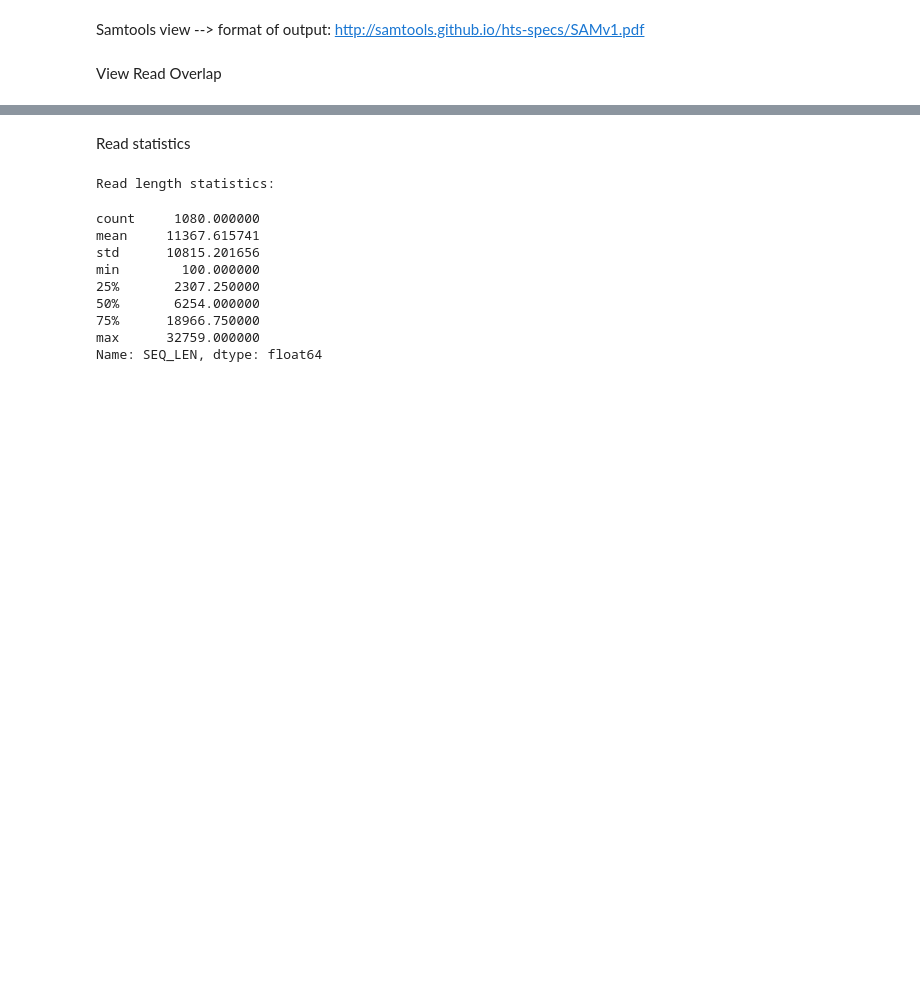
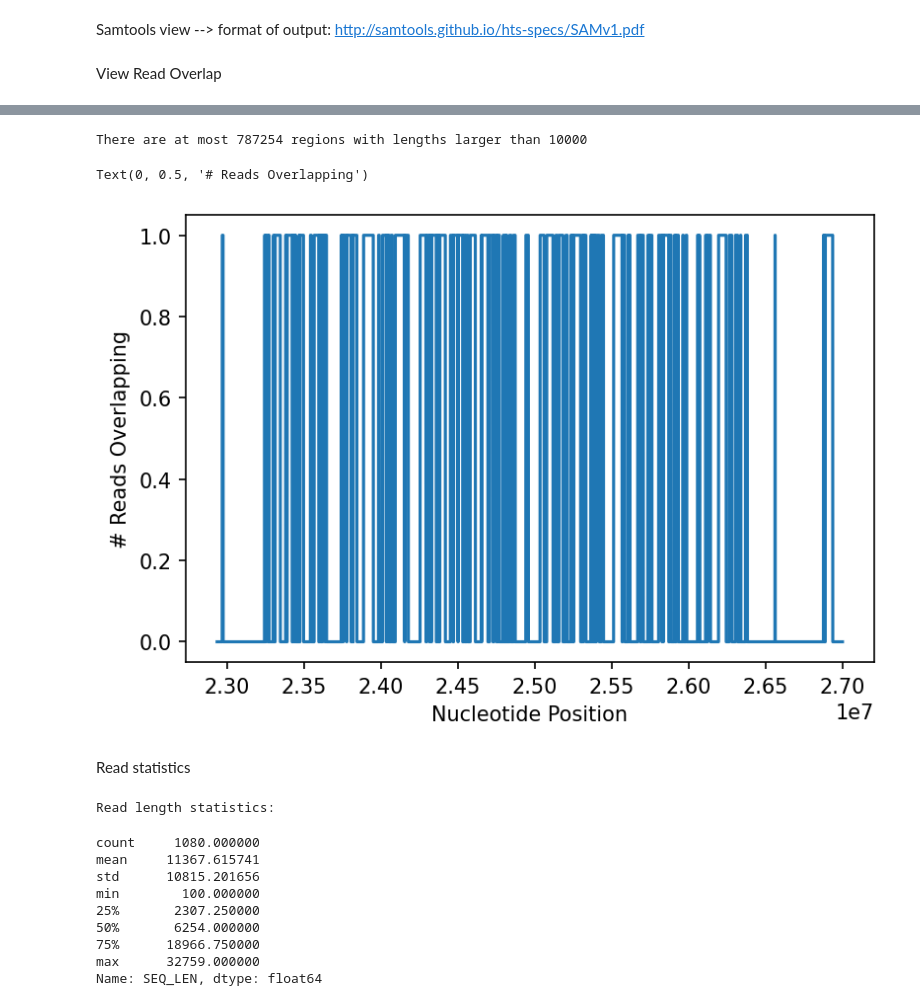
Before and after one commit to aretiandev/bioliquid-nanopore, a Jupyter notebook: read_overlap.ipynb, the cells around one changed output, grey strips where cells are left out. Cells and saved outputs as stored; diff of their text form; code cells hidden in the pictures; blank space fills up the shorter version.

Commit message:
Evaluate loop performance

```diff
--- a/read_overlap.ipynb
+++ b/read_overlap.ipynb
@@ -55,7 +48,11 @@ Selected chromosome from reference genome is 83257441 BP long
 Samtools view --> format of output: http://samtools.github.io/hts-specs/SAMv1.pdf
 # %%
 import pandas as pd
-nanopore_reads = pd.read_csv('../nanopore-data/bioliquid_chr17_pompe_reads.csv')
+nanopore_reads = pd.read_csv('../../data/processed/bioliquid_chr17_pompe_reads.csv')
+
+# Sort and get ID
+nanopore_reads = nanopore_reads.sort_values(by='POS',ascending=True) # sort based on starting index of reads
+nanopore_reads = nanopore_reads.reset_index()
 nanopore_reads['ID'] = nanopore_reads.index
 # %%
 nanopore_reads = nanopore_reads[['ID', 'QNAME', 'FLAG', 'RNAME', 'POS', 'MAPQ', 'CIGAR', 'RNEXT', 'PNEXT','TLEN', 'SEQ', 'QUAL']]
@@ -78,3 +65,3 @@ nanopore_reads.head()
 # %%
-for ID in nanopore_reads.index:
-    print(f"Leftmost index --> {nanopore_reads.loc[ID,'POS']}, Read length --> {len(nanopore_reads.loc[ID,'SEQ'])}")
+# for ID in nanopore_reads.index:
+#     print(f"Leftmost index --> {nanopore_reads.loc[ID,'POS']}, Read length --> {len(nanopore_reads.loc[ID,'SEQ'])}")
@@ -107,7 +74,7 @@ MemoryError: Unable to allocate 32.7 GiB for an array with shape (1080, 4062729)
 # %%
 for ID in nanopore_reads.index:
-    print(f"Adding raad cover for read {ID+1}: Index-->{nanopore_reads.loc[ID,'POS']}, length-->{len(nanopore_reads.loc[ID,'SEQ'])}")
-    start = test.loc[ID,'POS']-start_index
+#     print(f"Adding raad cover for read {ID+1}: Index-->{nanopore_reads.loc[ID,'POS']}, length-->{len(nanopore_reads.loc[ID,'SEQ'])}")
+    start = nanopore_reads.loc[ID,'POS']-start_index
     #print(start)
     end = start+len(nanopore_reads.loc[ID,'SEQ'])
     #print(end)
@@ -119,0 +97,19 @@ overlap_df['position'] = overlap_df.index
+# %%
+overlap_df['isempty']=overlap_df['overlap_count']==0
+win_length=10000
+emptycount = 0
+emptyregioncounter = 0
+
+for i in overlap_df.index:
+
+    if overlap_df.loc[i,'isempty']==False:
+        emptycount = 0
+        continue
+
+    emptycount += 1
+
+    if emptycount >= win_length:
+        emptyregioncounter +=1
+
+    if i%100000==0:
+        print(f"Loop: {i}")
@@ -120,8 +129,19 @@ overlap_df['position'] = overlap_df.index
+# %%
+print(f"There are at most {emptyregioncounter} regions with lengths larger than {win_length}")
+# %% [output]
+There are at most 787254 regions with lengths larger than 10000
 # %%
 fig, ax = plt.subplots(dpi=150)
-plt.plot(df['position'],df['overlap_count'])
+# plt.plot(overlap_df[:40000]['position'],overlap_df[:40000]['overlap_count'])
+# plt.plot(overlap_df[:40000]['position'],overlap_df[:40000]['overlap_count'])
+# plt.plot(overlap_df.loc[1000000:,'position'],overlap_df.loc[1000000:,'overlap_count'])
+# plt.plot(overlap_df['position'],overlap_df['overlap_count'])
+plt.plot(overlap_df['position'],overlap_df['isempty'])
 plt.xlabel('Nucleotide Position')
 plt.ylabel('# Reads Overlapping')
+# %% [output]
+Text(0, 0.5, '# Reads Overlapping')
+[figure, added]
 # %% [markdown]
 Read statistics
 # %%
```
Also changed, not shown: parts of 33 cells of this notebook.
